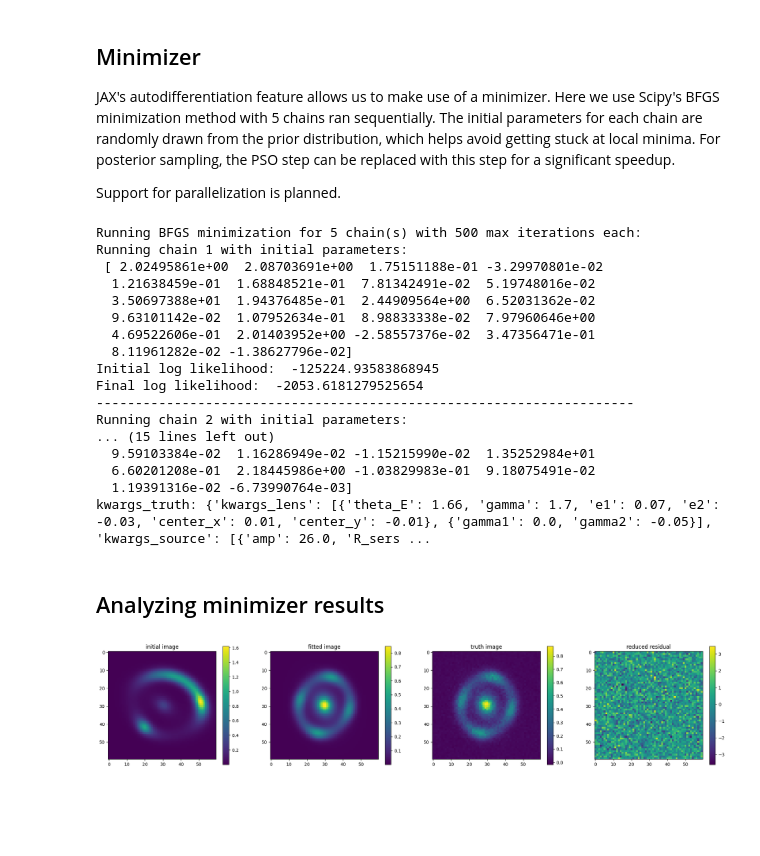
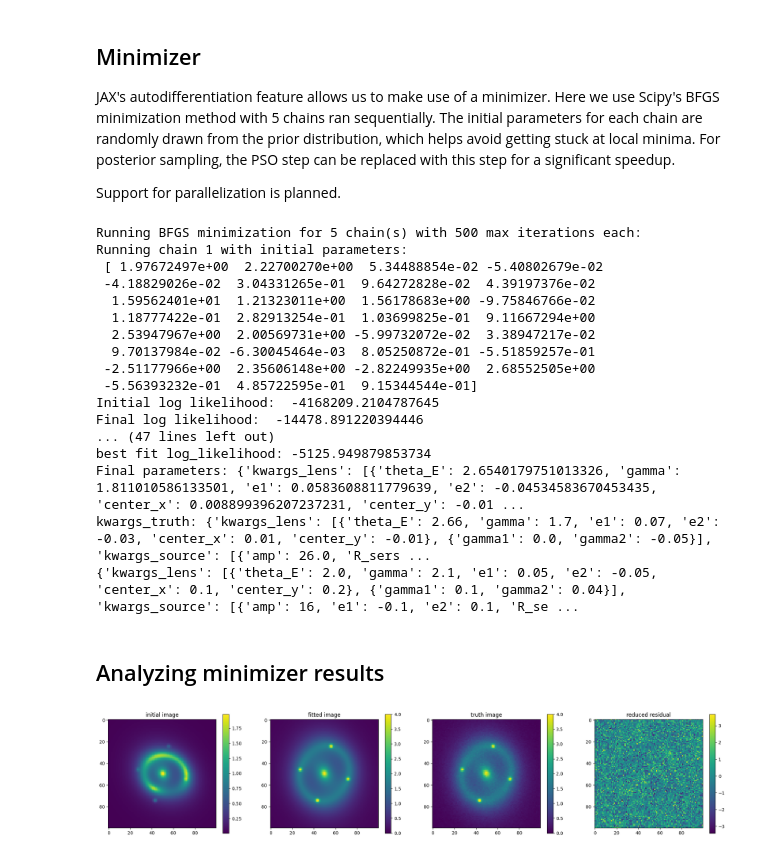
Before and after one commit to lenstronomy/JAXtronomy, a Jupyter notebook: notebooks/modeling_a_simple_Einstein_ring.ipynb, the cells around one changed output. Cells and saved outputs as stored; diff of their text form; code cells hidden in the pictures; blank space fills up the shorter version.

```diff
--- a/notebooks/modeling_a_simple_Einstein_ring.ipynb
+++ b/notebooks/modeling_a_simple_Einstein_ring.ipynb
@@ -127,7 +137,7 @@ data_class = ImageData(**kwargs_data)
 
 
 # generate the psf variables
-kwargs_psf_gaussian = {"psf_type": "GAUSSIAN", "pixel_size": pixel_scale, "fwhm": 0.5}
+kwargs_psf_gaussian = {"psf_type": "GAUSSIAN", "pixel_size": pixel_scale, "fwhm": fwhm}
 psf_class = PSF(**kwargs_psf_gaussian)
 
 
@@ -145,14 +155,14 @@ imageModel = ImageModel(
     lens_model_class=lens_model_class,
     source_model_class=source_model_class,
     lens_light_model_class=lens_light_model_class,
+    point_source_class=point_source_class,
     kwargs_numerics=kwargs_numerics,
 )
 image_model = imageModel.image(
     kwargs_lens,
     kwargs_source,
     kwargs_lens_light=kwargs_lens_light,
-    kwargs_ps=None,
-    point_source_add=False,
+    kwargs_ps=kwargs_ps,
 )
 
 # Can add noise if desired
@@ -163,3 +173,5 @@ image_model += poisson + bkg
 kwargs_data["image_data"] = image_model
 
 data_class.update_data(image_model)
+
+plt.imshow(image_model)
@@ -373,33 +436,37 @@ This class holds all of the image generation choices, the data image, the likeli
 
 We compare the performances of the jaxtronomy modeling pipeline to that of lenstronomy.
 # %%
-# Only image likelihood is currently supported in jaxtronomy
 kwargs_likelihood = {
     "check_bounds": True,  # Checks if sampler goes out of bounds during sampling
     "image_likelihood": True,
+    "image_position_likelihood": False,
+    "source_position_likelihood": True,
+    "astrometric_likelihood": False,
+    "source_position_sigma": 0.001,
+    # The following likelihoods are not supported in jaxtronomy yet
     "time_delay_likelihood": False,
     "tracer_likelihood": False,
-    "image_position_likelihood": False,
-    "source_position_likelihood": False,
     "flux_ratio_likelihood": False,
     "kinematic_2d_likelihood": False,
-    "astrometric_likelihood": False,
 }
 kwargs_model = {
     "lens_model_list": lens_model_list,
     "source_light_model_list": source_model_list,
     "lens_light_model_list": lens_light_model_list,
+    "point_source_model_list": point_source_type_list,
+    "fixed_magnification_list": [True]
 }
 
-# Currently only single-band is supported in jaxtronomy
 multi_band_list = [[kwargs_data, kwargs_psf_gaussian, kwargs_numerics]]
 kwargs_data_joint = {
     "multi_band_list": multi_band_list,
+    # Only single-band is supported in jaxtronomy
     "multi_band_type": "single-band",
 }
 kwargs_constraints = {
-    "linear_solver": False
-}  # Linear solver is not supported in jaxtronomy
+    "linear_solver": False, # Linear solver is not supported in jaxtronomy
+    "num_point_source_list": [4], # Our LENSED_POSITION point source model has 4 images
+}
 
 fitting_seq = FittingSequence(
     kwargs_data_joint,
@@ -418,8 +485,8 @@ fitting_seq_ref = FittingSequence_ref(
 
 #
 fitting_kwargs_list_mcmc = [
-    ["PSO", {"sigma_scale": 1.0, "n_particles": 50, "n_iterations": 250}],
-    ["MCMC", {"n_burn": 50, "n_run": 200, "n_walkers": 50, "sigma_scale": 1.0}],
+    ["PSO", {"sigma_scale": 1.0, "n_particles": 50, "n_iterations": 50}],
+    ["MCMC", {"n_burn": 50, "n_run": 50, "n_walkers": 70, "sigma_scale": 1.0}],
 ]
 # %%
 # Run the lenstronomy fitting sequence for PSO + MCMC
@@ -507,7 +530,7 @@ fitting_kwargs_list_jaxopt = [
             "maxiter": 500,
             "rng_int": 420,
             "num_chains": 5,
-            "tolerance": 1730,
+            "tolerance": 5500, # We can stop running chains once we get a "good enough" fit
         },
     ],
 ]
@@ -515,51 +538,55 @@ fitting_kwargs_list_jaxopt = [
 chain_list = fitting_seq.fit_sequence(fitting_kwargs_list_jaxopt)
 
 print("kwargs_truth:", kwargs_truth)
+kwargs_result = fitting_seq.best_fit()
+kwargs_result.pop("kwargs_tracer_source", None)
+print(kwargs_initial)
 # %% [output]
 Running BFGS minimization for 5 chain(s) with 500 max iterations each:
 Running chain 1 with initial parameters:
- [ 2.02495861e+00  2.08703691e+00  1.75151188e-01 -3.29970801e-02
-  1.21638459e-01  1.68848521e-01  7.81342491e-02  5.19748016e-02
-  3.50697388e+01  1.94376485e-01  2.44909564e+00  6.52031362e-02
-  9.63101142e-02  1.07952634e-01  8.98833338e-02  7.97960646e+00
-  4.69522606e-01  2.01403952e+00 -2.58557376e-02  3.47356471e-01
-  8.11961282e-02 -1.38627796e-02]
-Initial log likelihood:  -125224.93583868945
-Final log likelihood:  -2053.6181279525654
----------------------------------------------------------------------
-Running chain 2 with initial parameters:
-... (15 lines left out)
-  9.59103384e-02  1.16286949e-02 -1.15215990e-02  1.35252984e+01
-  6.60201208e-01  2.18445986e+00 -1.03829983e-01  9.18075491e-02
-  1.19391316e-02 -6.73990764e-03]
-kwargs_truth: {'kwargs_lens': [{'theta_E': 1.66, 'gamma': 1.7, 'e1': 0.07, 'e2': -0.03, 'center_x': 0.01, 'center_y': -0.01}, {'gamma1': 0.0, 'gamma2': -0.05}], 'kwargs_source': [{'amp': 26.0, 'R_sers ...
+ [ 1.97672497e+00  2.22700270e+00  5.34488854e-02 -5.40802679e-02
+ -4.18829026e-02  3.04331265e-01  9.64272828e-02  4.39197376e-02
+  1.59562401e+01  1.21323011e+00  1.56178683e+00 -9.75846766e-02
+  1.18777422e-01  2.82913254e-01  1.03699825e-01  9.11667294e+00
+  2.53947967e+00  2.00569731e+00 -5.99732072e-02  3.38947217e-02
+  9.70137984e-02 -6.30045464e-03  8.05250872e-01 -5.51859257e-01
+ -2.51177966e+00  2.35606148e+00 -2.82249935e+00  2.68552505e+00
+ -5.56393232e-01  4.85722595e-01  9.15344544e-01]
+Initial log likelihood:  -4168209.2104787645
+Final log likelihood:  -14478.891220394446
+... (47 lines left out)
+best fit log_likelihood: -5125.949879853734
+Final parameters: {'kwargs_lens': [{'theta_E': 2.6540179751013326, 'gamma': 1.811010586133501, 'e1': 0.0583608811779639, 'e2': -0.04534583670453435, 'center_x': 0.008899396207237231, 'center_y': -0.01 ...
+kwargs_truth: {'kwargs_lens': [{'theta_E': 2.66, 'gamma': 1.7, 'e1': 0.07, 'e2': -0.03, 'center_x': 0.01, 'center_y': -0.01}, {'gamma1': 0.0, 'gamma2': -0.05}], 'kwargs_source': [{'amp': 26.0, 'R_sers ...
+{'kwargs_lens': [{'theta_E': 2.0, 'gamma': 2.1, 'e1': 0.05, 'e2': -0.05, 'center_x': 0.1, 'center_y': 0.2}, {'gamma1': 0.1, 'gamma2': 0.04}], 'kwargs_source': [{'amp': 16, 'e1': -0.1, 'e2': 0.1, 'R_se ...
 # %% [markdown]
 ## Analyzing minimizer results
 # %%
-kwargs_result = fitting_seq.best_fit()
-kwargs_result.pop("kwargs_tracer_source", None)
 fitted_image = imageModel.image(**kwargs_result)
 
 kwargs_initial.pop("kwargs_tracer_source", None)
 initial_image = imageModel.image(**kwargs_initial)
 
 reduced_residual = (fitted_image - image_model) / np.sqrt(
     imageModel.Data.C_D_model(fitted_image)
 )
 
 images = [initial_image, fitted_image, image_model, reduced_residual]
 titles = ["initial image", "fitted image", "truth image", "reduced residual"]
 
 fig, ax = plt.subplots(1, 4)
 for i in range(4):
     ax[i].set_title(titles[i])
-    im = ax[i].imshow(images[i])
+    if i in [1, 2]:
+        im = ax[i].imshow(images[i], vmin=0, vmax=4)
+    else:
+        im = ax[i].imshow(images[i])
     plt.colorbar(im, ax=ax[i])
 
 fig.set_figwidth(25)
 plt.show()
 # %% [output]
-[figure, old version]
+[figure, new version]
 # %%
 fig, ax = plt.subplots(1, 1, figsize=(5, 3))
 ax.plot(range(len(chain_list[-1][2])), -np.array(chain_list[-1][2]))
```
Also changed, not shown: parts of 7 cells of this notebook, 2 other files.
